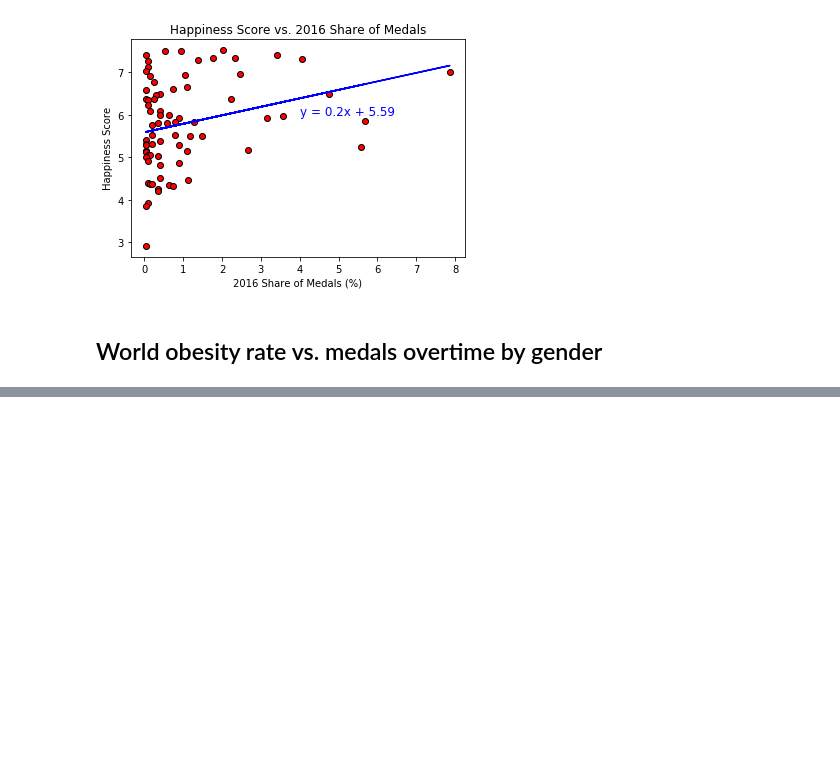
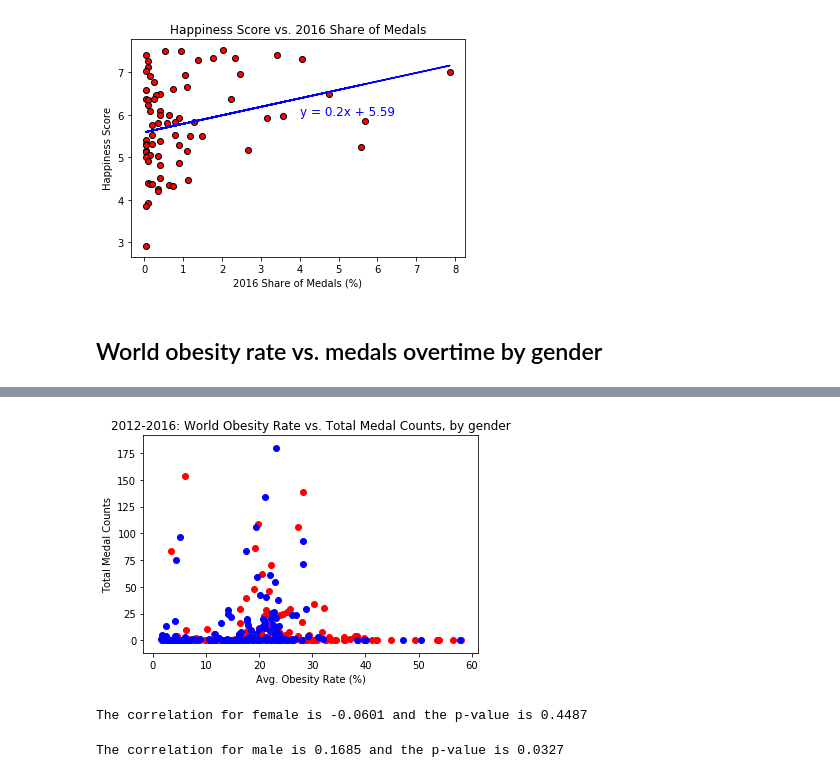
Before and after one commit to shashanksheth/project-dividebyzero, a Jupyter notebook: Amber_WIP.ipynb, the cells around one changed output, grey strips where cells are left out. Cells and saved outputs as stored; diff of their text form; code cells hidden in the pictures; blank space fills up the shorter version.

```diff
--- a/Amber_WIP.ipynb
+++ b/Amber_WIP.ipynb
@@ -564,0 +573,6 @@ plt.show()
+# %%
+col = WOR_df.loc[: , "2012":"2016"]
+WOR_df['Recent Avg. Obesity Rate'] = col.mean(axis=1)
+recent_WOR_df = WOR_df[['regions','gender','Recent Avg. Obesity Rate']]
+recent_WOR_df =recent_WOR_df.rename(columns={"regions": "Region", "gender":'Sex'})
+recent_WOR_df
@@ -564,0 +593,9 @@ plt.show()
+# %%
+#limit data to show only 2012 + 2016 values
+cleaned_olympicsMedals = olympicsMedals[['Region','Year','Sex','MedalCount']].reset_index(drop=True)
+cleaned_olympicsMedals = cleaned_olympicsMedals.loc[cleaned_olympicsMedals["Year"] > 2011]
+cleaned_olympicsMedals.head(30)
+grouped_olympicMedals = cleaned_olympicsMedals.groupby(['Region','Sex']).sum().reset_index()
+del grouped_olympicMedals['Year']
+grouped_olympicMedals= grouped_olympicMedals.sort_values('MedalCount')
+grouped_olympicMedals
@@ -564,0 +616,32 @@ plt.show()
+# %%
+WOR_merged = pd.merge(recent_WOR_df, grouped_olympicMedals, how='outer', on=['Region','Sex']).reset_index(drop=True).dropna()
+WOR_merged.head(30)
+WOR_F = WOR_merged[WOR_merged['Sex'] == "F"]
+WOR_M = WOR_merged[WOR_merged['Sex'] == "M"]
+# %%
+plt.scatter(WOR_F['Recent Avg. Obesity Rate'],WOR_F['MedalCount'], facecolors = red)
+
+x_values = pd.to_numeric(WOR_M['Recent Avg. Obesity Rate']).astype(float)
+y_values = pd.to_numeric(WOR_M['MedalCount']).astype(float)
+
+plt.scatter(x_values,y_values,facecolors="blue")
+plt.xlabel('Avg. Obesity Rate (%)')
+plt.ylabel('Total Medal Counts')
+plt.title('2012-2016: World Obesity Rate vs. Total Medal Counts, by gender')
+plt.savefig("2012-2016: World Obesity Rate vs. Total Medal Counts, by gender.png")
+plt.show()
+# %% [output]
+[figure, added]
+# %%
+import scipy.stats as sts
+coefficient_female=sts.pearsonr(WOR_F['Recent Avg. Obesity Rate'],WOR_F['MedalCount'])[0]
+pvalue_female=sts.pearsonr(WOR_F['Recent Avg. Obesity Rate'],WOR_F['MedalCount'])[1]
+print(f"The correlation for female is {round(coefficient_female,4)} and the p-value is {round(pvalue_female,4)}")
+# %% [output]
+The correlation for female is -0.0601 and the p-value is 0.4487
+# %%
+coefficient_male=sts.pearsonr(WOR_M['Recent Avg. Obesity Rate'],WOR_M['MedalCount'])[0]
+pvalue_male=sts.pearsonr(WOR_M['Recent Avg. Obesity Rate'],WOR_M['MedalCount'])[1]
+print(f"The correlation for male is {round(coefficient_male,4)} and the p-value is {round(pvalue_male,4)}")
+# %% [output]
+The correlation for male is 0.1685 and the p-value is 0.0327
```
Also changed, not shown: parts of 12 cells of this notebook.
